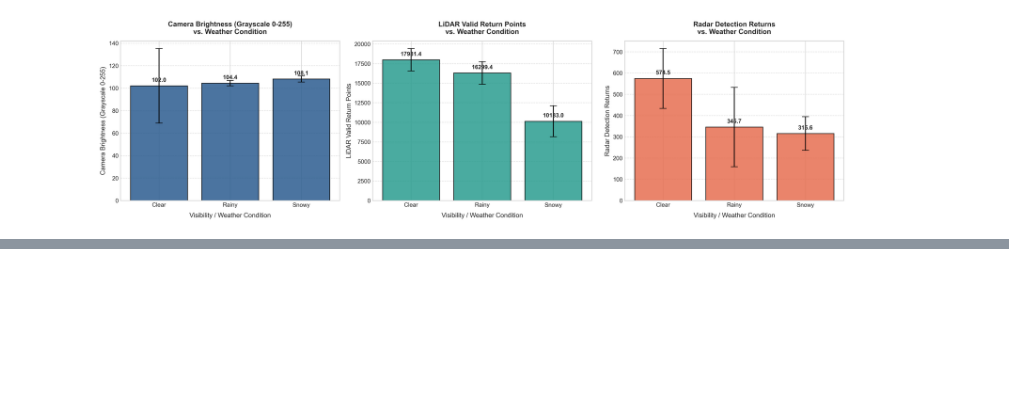
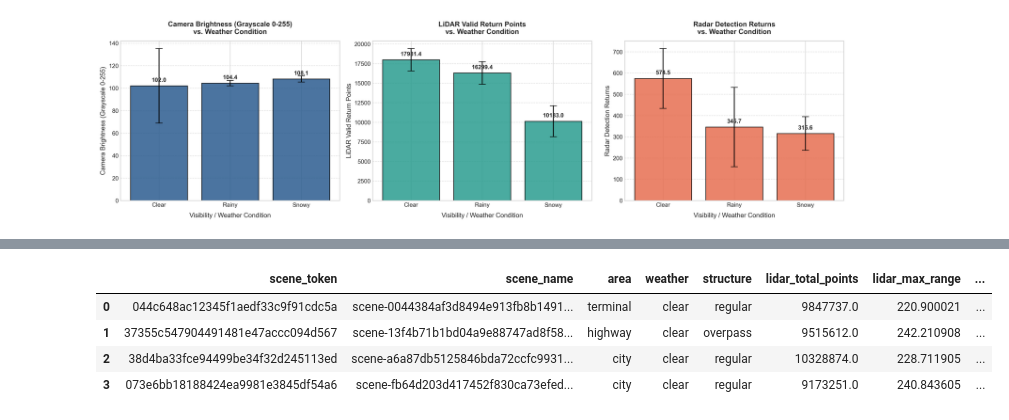
Before and after one commit to lailaamin70/Boeing-RADAR-Autonomous-, a Jupyter notebook: report.ipynb, the cells around one changed output, grey strips where cells are left out. Cells and saved outputs as stored; diff of their text form; code cells hidden in the pictures; blank space fills up the shorter version.

```diff
--- a/report.ipynb
+++ b/report.ipynb
@@ -80,0 +130,62 @@ Academic figure successfully generated and saved to: sensor_degradation_comparis
+# %%
+import os
+import numpy as np
+import pandas as pd
+from truckscenes.utils.data_classes import LidarPointCloud, RadarPointCloud
+
+def get_scene_metrics(scene_token):
+    scene = trucksc.get('scene', scene_token)
+    current_sample_token = scene['first_sample_token']
+
+    lidar_total_points = 0
+    radar_total_points = 0
+    lidar_ranges_all = []
+    radar_ranges_all = []
+
+    while current_sample_token:
+        sample = trucksc.get('sample', current_sample_token)
+
+        lidar_channels = [k for k in sample['data'].keys() if 'LIDAR' in k]
+        radar_channels = [k for k in sample['data'].keys() if 'RADAR' in k]
+
+        for ch in lidar_channels:
+            sd = trucksc.get('sample_data', sample['data'][ch])
+            pc = LidarPointCloud.from_file(os.path.join(DATAROOT, sd['filename']))
+            lidar_total_points += pc.points.shape[1]
+            if pc.points.shape[1] > 0:
+                ranges = np.linalg.norm(pc.points[:3, :], axis=0)
+                lidar_ranges_all.append(ranges)
+
+        for ch in radar_channels:
+            sd = trucksc.get('sample_data', sample['data'][ch])
+            pc = RadarPointCloud.from_file(os.path.join(DATAROOT, sd['filename']))
+            radar_total_points += pc.points.shape[1]
+            if pc.points.shape[1] > 0:
+                ranges = np.linalg.norm(pc.points[:2, :], axis=0)
+                radar_ranges_all.append(ranges)
+
+        current_sample_token = sample['next']
+
+    lidar_ranges_all = np.concatenate(lidar_ranges_all) if lidar_ranges_all else np.array([])
+    radar_ranges_all = np.concatenate(radar_ranges_all) if radar_ranges_all else np.array([])
+
+    return pd.Series({
+        'lidar_total_points': lidar_total_points,
+        'lidar_max_range': lidar_ranges_all.max() if lidar_ranges_all.size else np.nan,
+        'lidar_median_range': np.median(lidar_ranges_all) if lidar_ranges_all.size else np.nan,
+        'lidar_p95_range': np.percentile(lidar_ranges_all, 95) if lidar_ranges_all.size else np.nan,
+        'radar_total_points': radar_total_points,
+        'radar_max_range': radar_ranges_all.max() if radar_ranges_all.size else np.nan,
+        'radar_median_range': np.median(radar_ranges_all) if radar_ranges_all.size else np.nan,
+        'radar_p95_range': np.percentile(radar_ranges_all, 95) if radar_ranges_all.size else np.nan,
+    })
+
+metrics = clear_scenes['scene_token'].apply(get_scene_metrics)
+clear_scenes_full = pd.concat([clear_scenes.reset_index(drop=True), metrics.reset_index(drop=True)], axis=1)
+clear_scenes_full
+# %% [output]
+|  | scene_token | scene_name | area | weather | structure | lidar_total_points | lidar_max_range | ... |
+| 0 | 044c648ac12345f1aedf33c9f91cdc5a | scene-0044384af3d8494e913fb8b1491... | terminal | clear | regular | 9847737.0 | 220.900021 | ... |
+| 1 | 37355c547904491481e47accc094d567 | scene-13f4b71b1bd04a9e88747ad8f58... | highway | clear | overpass | 9515612.0 | 242.210908 | ... |
+| 2 | 38d4ba33fce94499be34f32d245113ed | scene-a6a87db5125846bda72ccfc9931... | city | clear | regular | 10328874.0 | 228.711905 | ... |
+| 3 | 073e6bb18188424ea9981e3845df54a6 | scene-fb64d203d417452f830ca73efed... | city | clear | regular | 9173251.0 | 240.843605 | ... |
```
Also changed, not shown: parts of 6 cells of this notebook.
